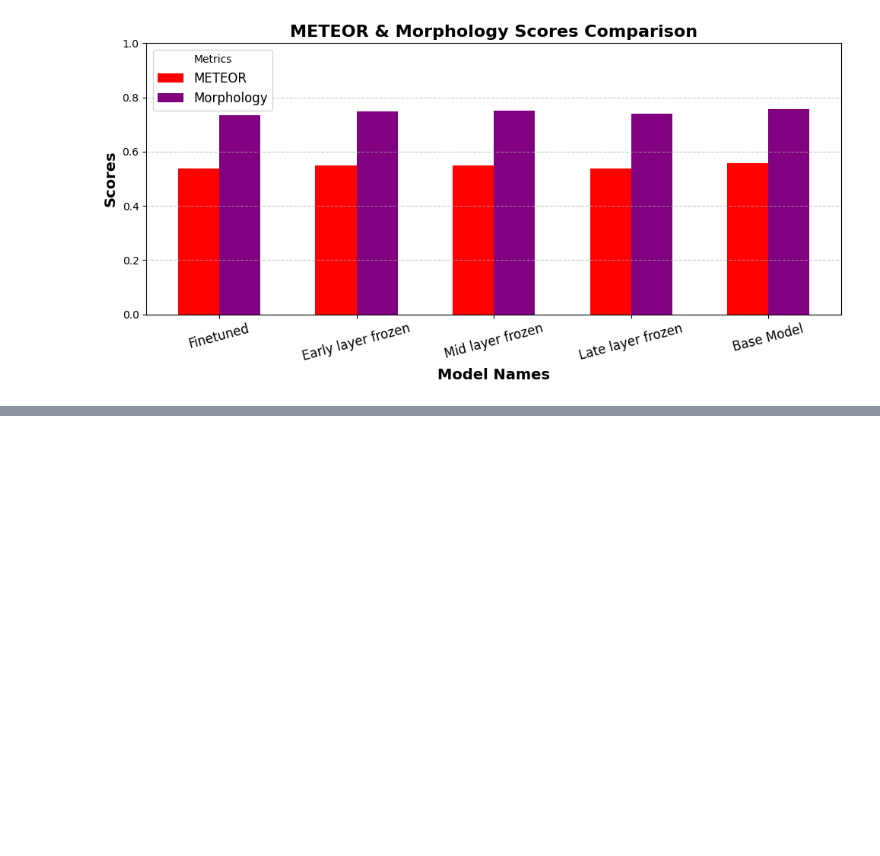
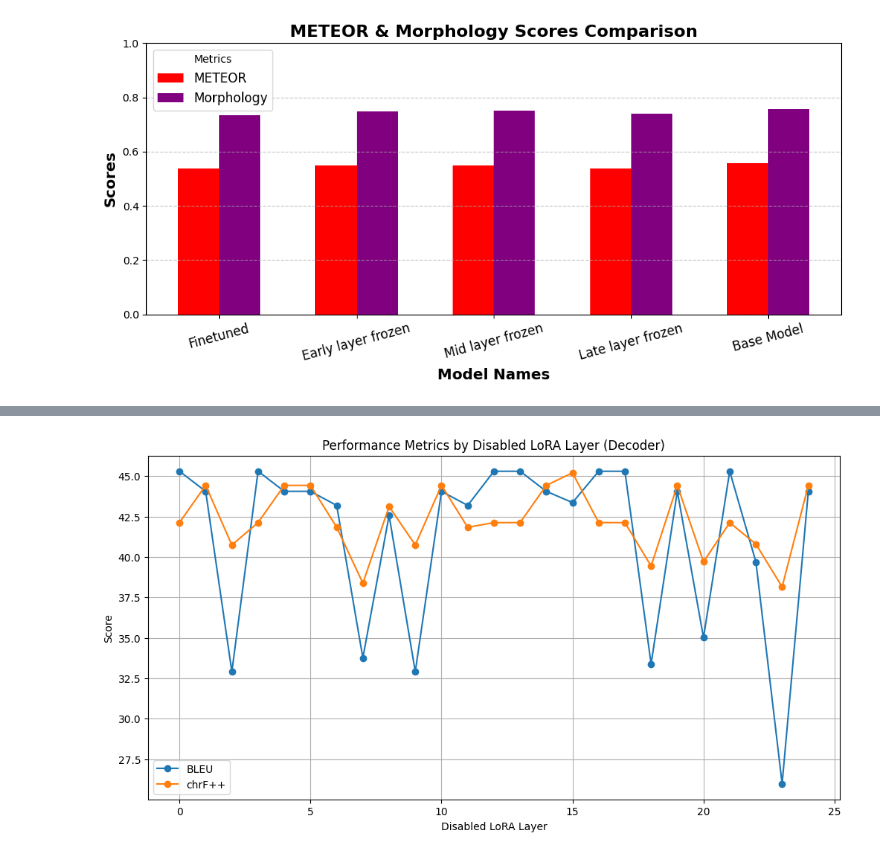
Before and after one commit to bilgee0517/capstone, a Jupyter notebook: evaluation/visualizations.ipynb, the cells around one changed output, grey strips where cells are left out. Saved outputs shown, nothing was run; the diff lists cells and outputs as text; code cells hidden in the pictures; blank space fills up the shorter version.

```diff
--- a/evaluation/visualizations.ipynb
+++ b/evaluation/visualizations.ipynb
@@ -146,7 +146,7 @@ with open("reference_sentences.txt", "r") as ref_file:
 
 # Assuming flores_results.json contains hypothesis translations
 import json
-with open("results/flores_results.json", "r") as hyp_file:
+with open("results/layer_wise_flores_results.json", "r") as hyp_file:
     flores_data = json.load(hyp_file)
 
 # Compute morphology scores and update dataset
@@ -165,6 +165,9 @@ data = {
     "Model": [
         f"{flores_data[i]['Model Name']}" for i in range(len(flores_data))
     ],
+    "Encoder/Decoder": [
+        f"{flores_data[i]['Encoder/Decoder']}" for i in range(len(flores_data))
+    ],
     "Disabled_LoRA_Layers": disabled_lora_layers,
     "BLEU": [flores_data[i]["BLEU"] for i in range(len(flores_data))],
     "chrF++": [flores_data[i]["chrF++"] for i in range(len(flores_data))],
@@ -193,0 +181,11 @@ df
+# %%
+import pandas as pd
+
+# Assuming 'df' is your DataFrame
+
+# Filter decoder rows
+decoder_df = df[df['Encoder/Decoder'] == 'decoder'].copy()
+
+# Extract the single integer from the list and sort by that integer
+decoder_df['Disabled_LoRA_Layers_Int'] = decoder_df['Disabled_LoRA_Layers'].apply(lambda x: x[0])
+decoder_df_sorted = decoder_df.sort_values('Disabled_LoRA_Layers_Int').drop('Disabled_LoRA_Layers', axis=1)
@@ -193,0 +212,15 @@ df
+# %%
+import matplotlib.pyplot as plt
+# Plotting
+plt.figure(figsize=(12, 6))
+plt.plot(decoder_df_sorted['Disabled_LoRA_Layers_Int'], decoder_df_sorted['BLEU'], marker='o', label='BLEU')
+plt.plot(decoder_df_sorted['Disabled_LoRA_Layers_Int'], decoder_df_sorted['chrF++'], marker='o', label='chrF++')
+
+plt.xlabel('Disabled LoRA Layer')
+plt.ylabel('Score')
+plt.title('Performance Metrics by Disabled LoRA Layer (Decoder)')
+plt.legend()
+plt.grid(True)
+plt.show()
+# %% [output]
+[figure, added]
```
Also changed, not shown: parts of 3 cells of this notebook, 1 other file.
